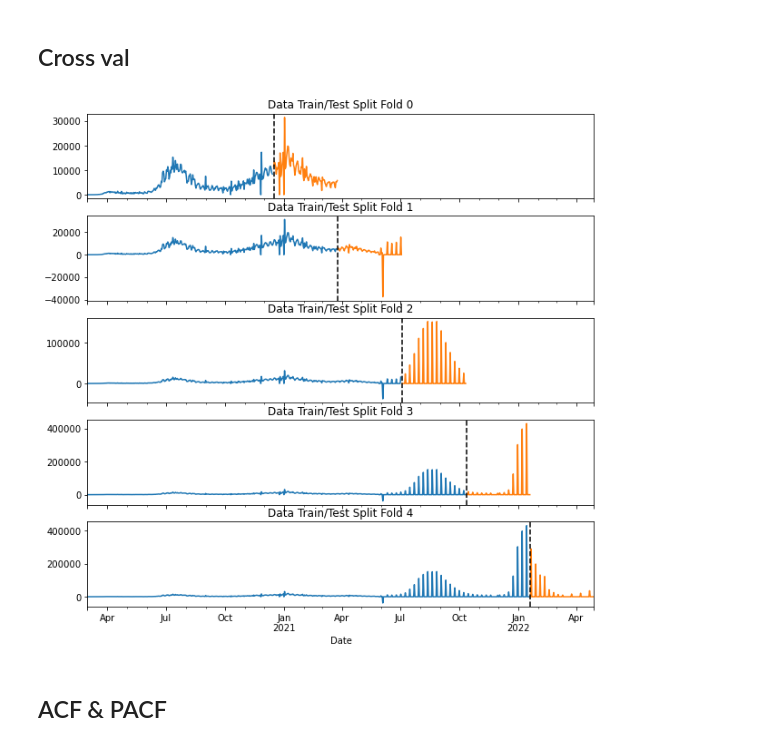
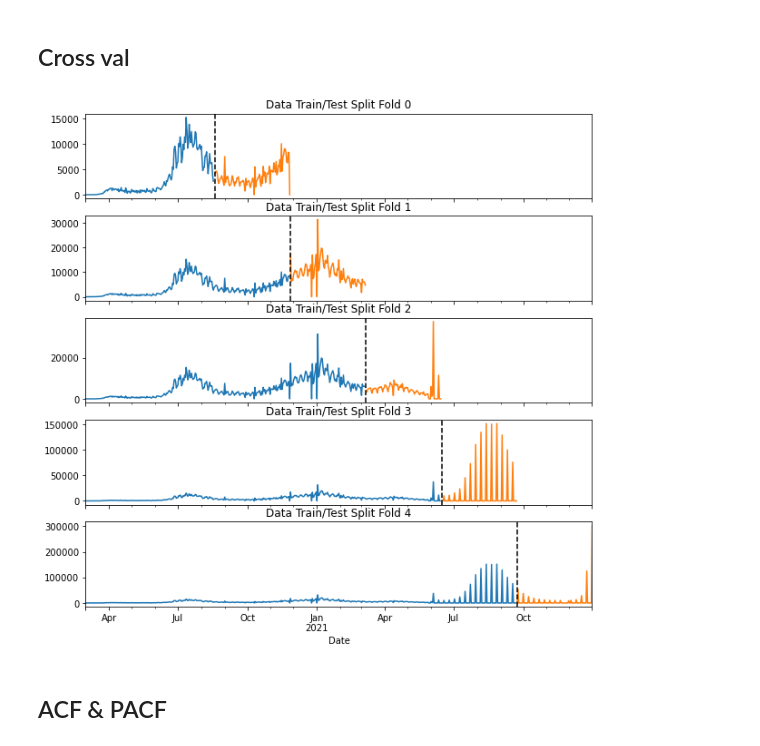
Before and after one commit to danielhe-nu/STAT390-Snowman, a Jupyter notebook: Daniel Final/Florida_ARIMA.ipynb, the cells around one changed output. Cells and saved outputs as stored; diff of their text form; code cells hidden in the pictures.

```diff
--- a/Daniel Final/Florida_ARIMA.ipynb
+++ b/Daniel Final/Florida_ARIMA.ipynb
@@ -98,20 +98,20 @@ covid_df = covid_df.sort_index()
 # %%
 fig, axs = plt.subplots(5, 1, figsize=(10, 10), sharex=True)
 
 fold = 0
-for train_idx, val_idx in tss.split(covid_df):
+for train_idx, val_idx in tss.split(covid_train):
     train = covid_df.iloc[train_idx]
     test = covid_df.iloc[val_idx]
     train['PEOPLE_POSITIVE_NEW_CASES_COUNT'].plot(ax=axs[fold],
                           label='Training Set',
                           title=f'Data Train/Test Split Fold {fold}')
     test['PEOPLE_POSITIVE_NEW_CASES_COUNT'].plot(ax=axs[fold],
                          label='Test Set')
     axs[fold].axvline(test.index.min(), color='black', ls='--')
     fold += 1
 plt.show()
 # %% [output]
-[figure, old version]
+[figure, new version]
 # %% [markdown]
 ## ACF & PACF
 # %%
```
Also changed, not shown: parts of 4 cells of this notebook, 1 other file.
